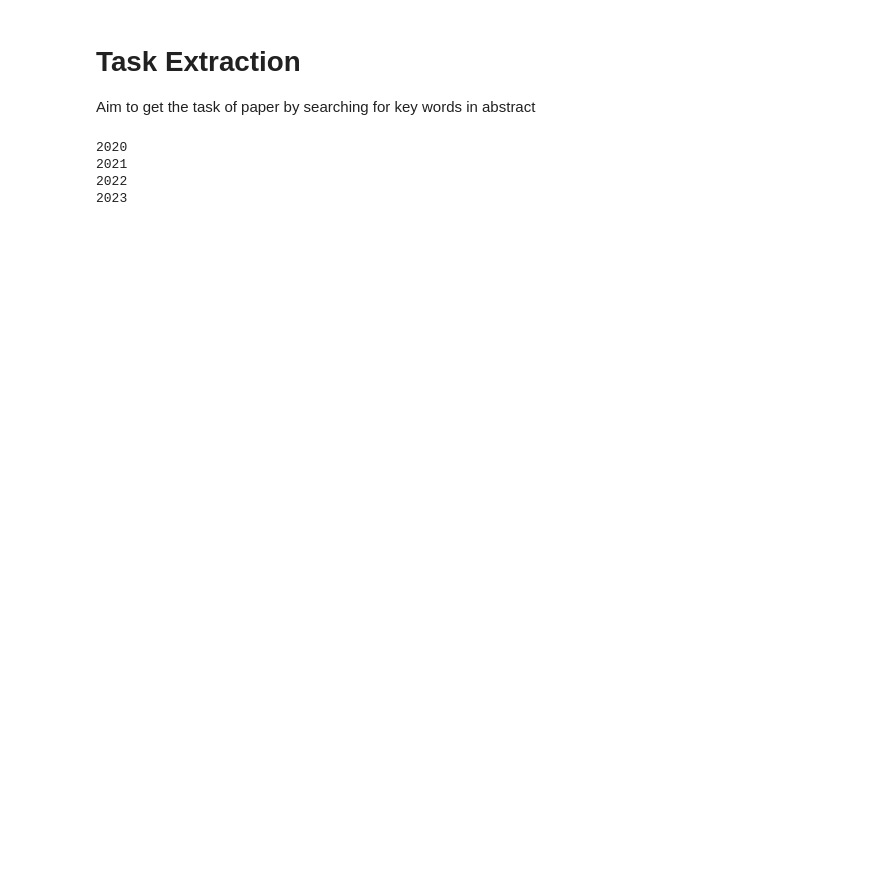
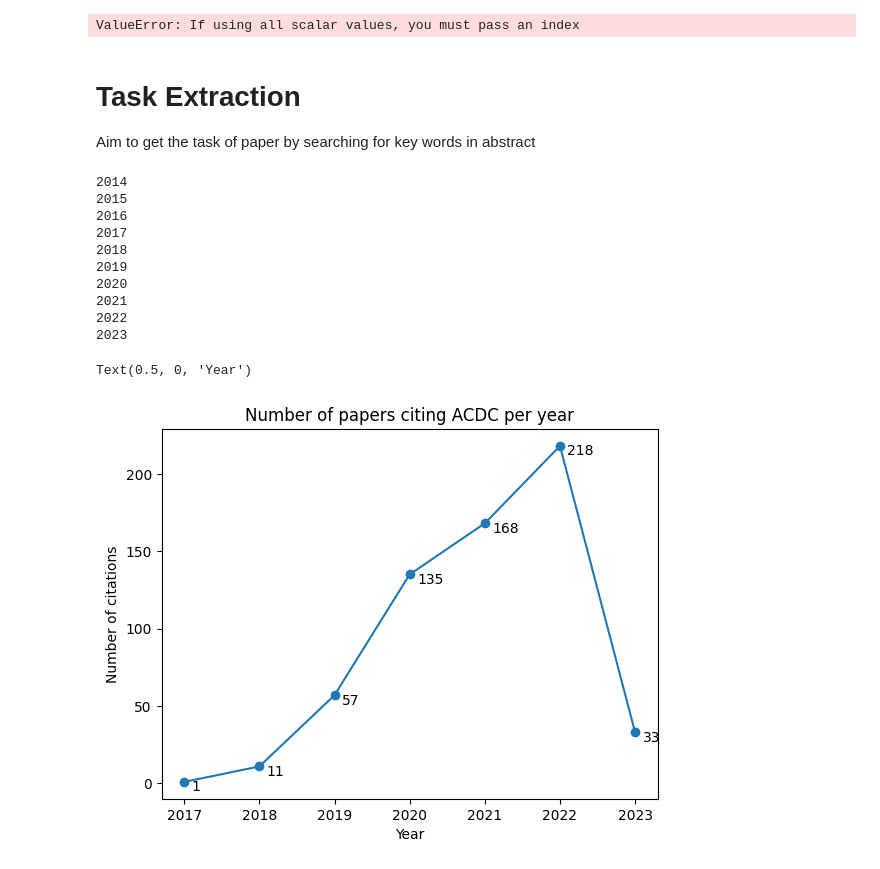
Before and after one commit to TheoSourget/DDSA_Sourget, a Jupyter notebook: code/taskExtraction.ipynb, the cells around one changed output. Saved outputs shown, nothing was run; the diff lists cells and outputs as text; code cells hidden in the pictures; blank space fills up the shorter version.

```diff
--- a/code/taskExtraction.ipynb
+++ b/code/taskExtraction.ipynb
@@ -0,0 +4,28 @@
+# %%
+import pandas as pd
+import matplotlib.pyplot as plt
+from collections import Counter
+import requests
+
+import nltk
+nltk.download("stopwords")
+
+from nltk.corpus import stopwords
+#Remove stopwords for easier parsing afterwards
+stop_words = set(stopwords.words("english"))
+
+df = pd.read_csv("../extracted_csv/paper_openalex.csv")
+df_acdc = df[df["dataset_used"] == "ACDC"]
+query_url = "https://api.openalex.org/works/doi"
+
+word_count = Counter()
+for doi in df_acdc["DOI"]:
+    r = requests.get(query_url+doi)
+    if r.status_code == 200:
+        r_json = r.json()
+        if r_json["abstract_inverted_index"]:
+            for w in r_json["abstract_inverted_index"]:
+                if w not in stop_words:
+                    word_count[w] += 1
+# %% [output]
+ValueError: If using all scalar values, you must pass an index
@@ -2,14 +37,13 @@
 # Task Extraction
 Aim to get the task of paper by searching for key words in abstract
 # %%
-import requests
 with open("../data/keywords.csv","r") as kw_file:
     keywords = next(kw_file)
     keywords = keywords.split(",")
 
 query_url = "https://api.openalex.org/works"
 with open("keywordsHist.info","w") as kw_hist:
-    for year in range(2020,2024):
+    for year in range(2014,2024):
         print(year)
         next_page = True
         page_number = 1
@@ -34,7 +68,24 @@ with open("keywordsHist.info","w") as kw_hist:
             else:
                 next_page=False
 # %% [output]
+2014
+2015
+2016
+2017
+2018
+2019
 2020
 2021
 2022
 2023
+# %%
+plt.figure()
+ax = df_acdc.groupby(["publication_year"]).count()["dataset_used"].plot(style='-o')
+for y in df_acdc.groupby(["publication_year"]).count().iterrows():
+    ax.annotate(y[1][0],(y[0]+0.1, y[1][0]-6))
+plt.title("Number of papers citing ACDC per year")
+plt.ylabel("Number of citations")
+plt.xlabel("Year")
+# %% [output]
+Text(0.5, 0, 'Year')
+[figure, added]
```
Also changed, not shown: parts of 2 cells of this notebook, 2 other files.
